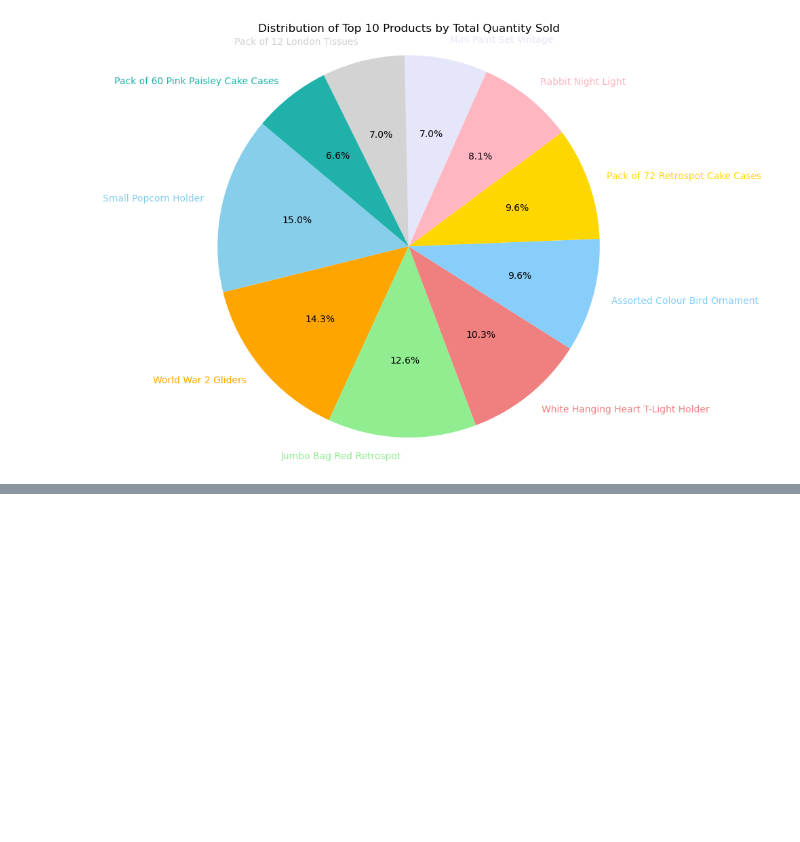
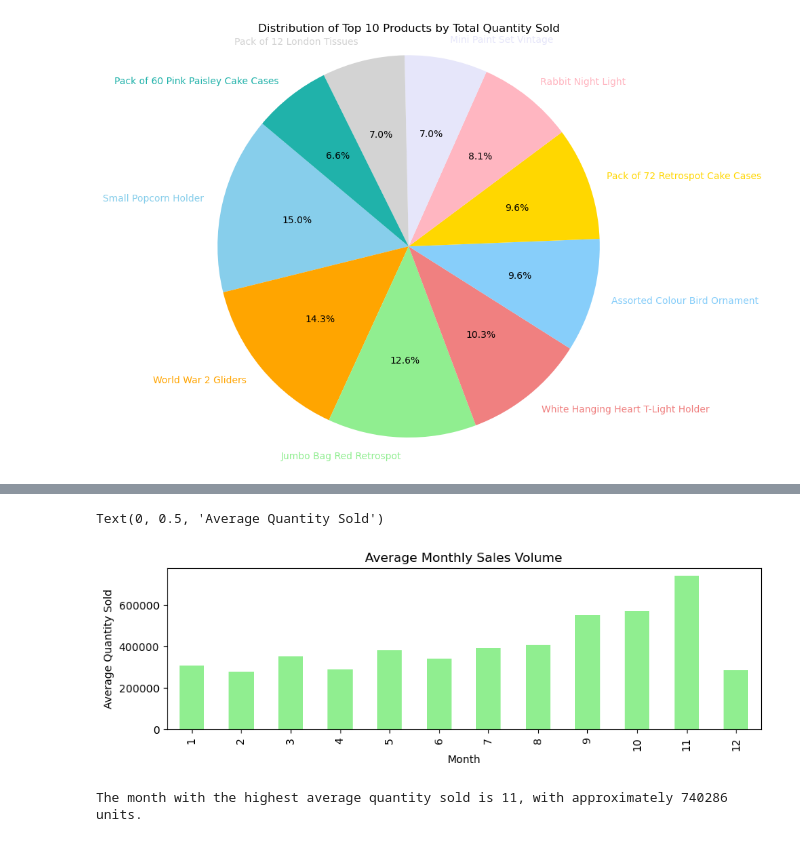
Before and after one commit to Khumann/Data-Analytics-Project, a Jupyter notebook: Data Analysis.ipynb, the cells around one changed output, grey strips where cells are left out. Cells and saved outputs as stored; diff of their text form; code cells hidden in the pictures; blank space fills up the shorter version.

```diff
--- a/Data Analysis.ipynb
+++ b/Data Analysis.ipynb
@@ -133,0 +195,32 @@ plt.show()
+# %%
+#Aggregating by Month
+# Calculate average monthly sales volume
+average_monthly_sales = monthly_sales.groupby(monthly_sales.index.month).mean()
+
+
+
+plt.figure(figsize=(10, 6))
+
+# Plot average monthly sales volume
+plt.subplot(2, 1, 1)
+average_monthly_sales.plot(kind='bar', color='lightgreen')
+plt.title('Average Monthly Sales Volume')
+plt.xlabel('Month')
+plt.ylabel('Average Quantity Sold')
+# %% [output]
+Text(0, 0.5, 'Average Quantity Sold')
+[figure, added]
+# %%
+
+#This code will calculate the average quantity sold for each month and then identify the month with the highest average quantity sold, along with the corresponding value.
+# Calculate average monthly sales volume
+average_monthly_sales = monthly_sales.groupby(monthly_sales.index.month).mean()
+
+# Find the month with the highest average quantity sold
+#idxmax() function returns the index (or label) corresponding to the maximum value in a Series or DataFrame. Similarly, the max() function returns the maximum value itself.
+highest_average_month = average_monthly_sales.idxmax()
+highest_average_quantity = average_monthly_sales.max()
+
+print(f"The month with the highest average quantity sold is {highest_average_month}, with approximately {highest_average_quantity:.0f} units.")
+# %% [output]
+The month with the highest average quantity sold is 11, with approximately 740286 units.
```
Also changed, not shown: parts of 17 cells of this notebook, 2 other files.
